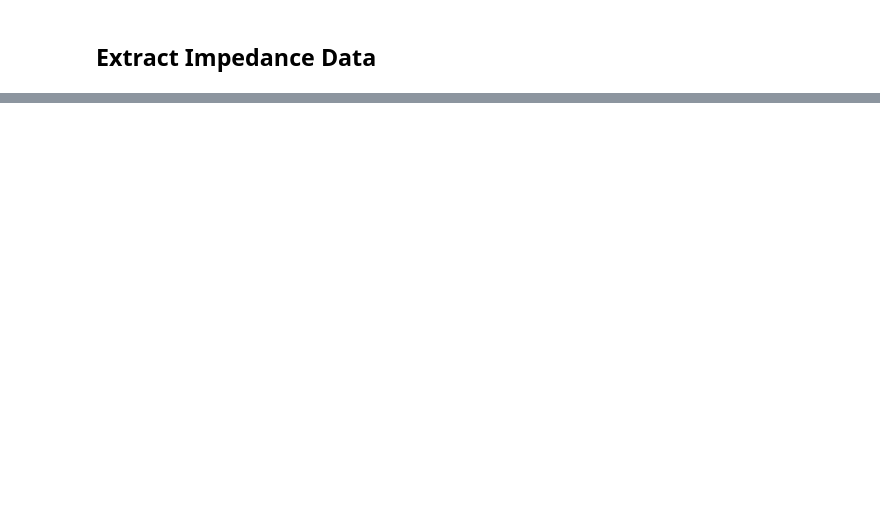
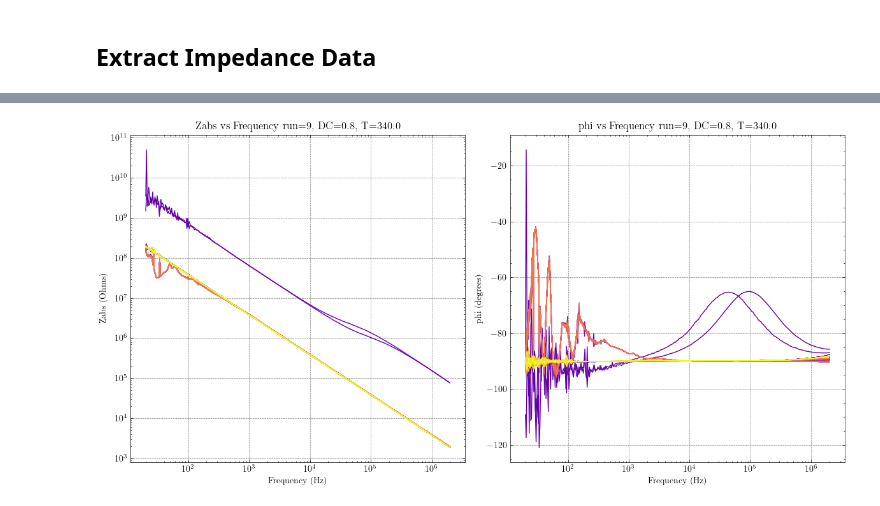
Before and after one commit to hc3413/IS_Analysis, a Jupyter notebook: IS_Analysis.ipynb, the cells around one changed output, grey strips where cells are left out. Saved outputs shown, nothing was run; the diff lists cells and outputs as text; code cells hidden in the pictures; blank space fills up the shorter version.

Commit message:
importing data now with start of plotting function

```diff
--- a/IS_Analysis.ipynb
+++ b/IS_Analysis.ipynb
@@ -22,4 +23,4 @@ powerpoint_data = False # set to True to export the data to a powerpoint present
 # %% [markdown]
 ## Extract Impedance Data
 # %%
-dev_J = IS_Agilent(root_IS_Agilent, 'Dev_J')
+dev_J = AgilentIS(root_IS_Agilent, 'Dev_J')
@@ -47,0 +82,5 @@ print(dev_J.Temperature)
+# %%
+plot_dat = list(range(0, len(dev_J.measurements)))
+ImpedanceData.plot(dev_J,plot_dat)
+# %% [output]
+[figure, added]
```
Also changed, not shown: parts of 5 cells of this notebook, 4 other files.
